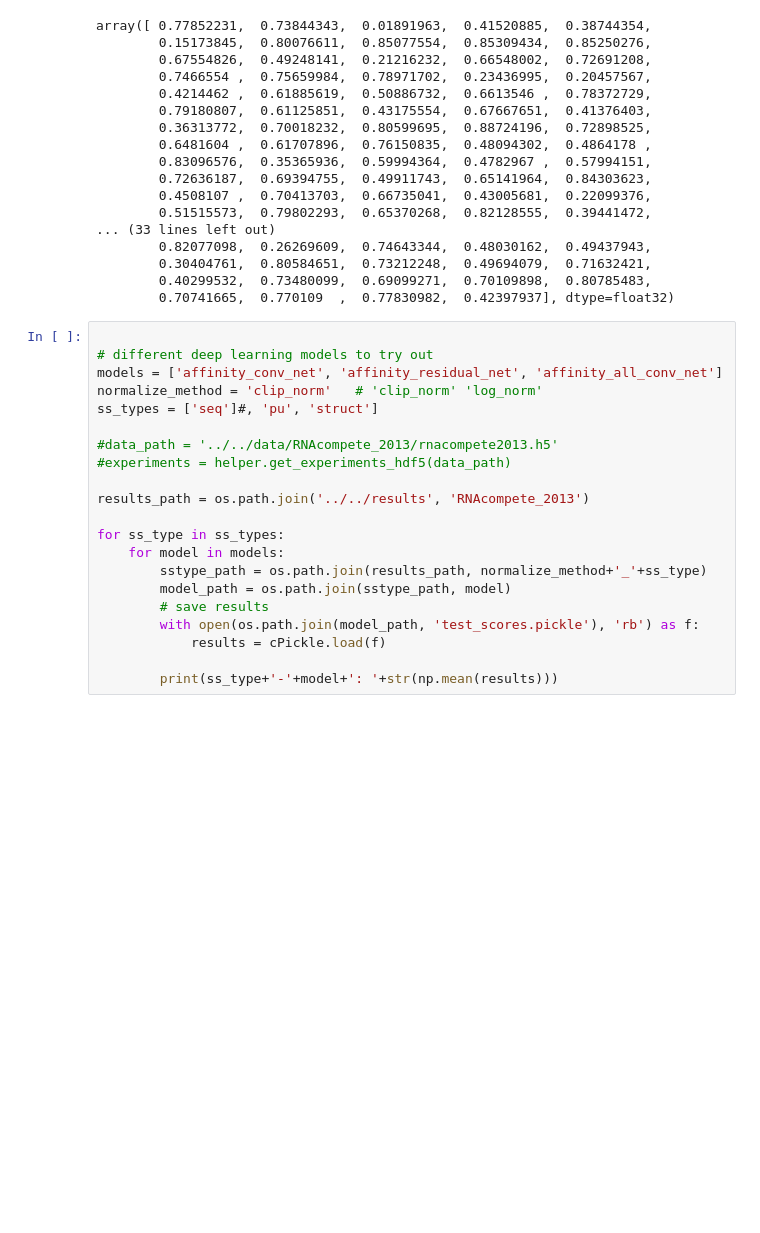
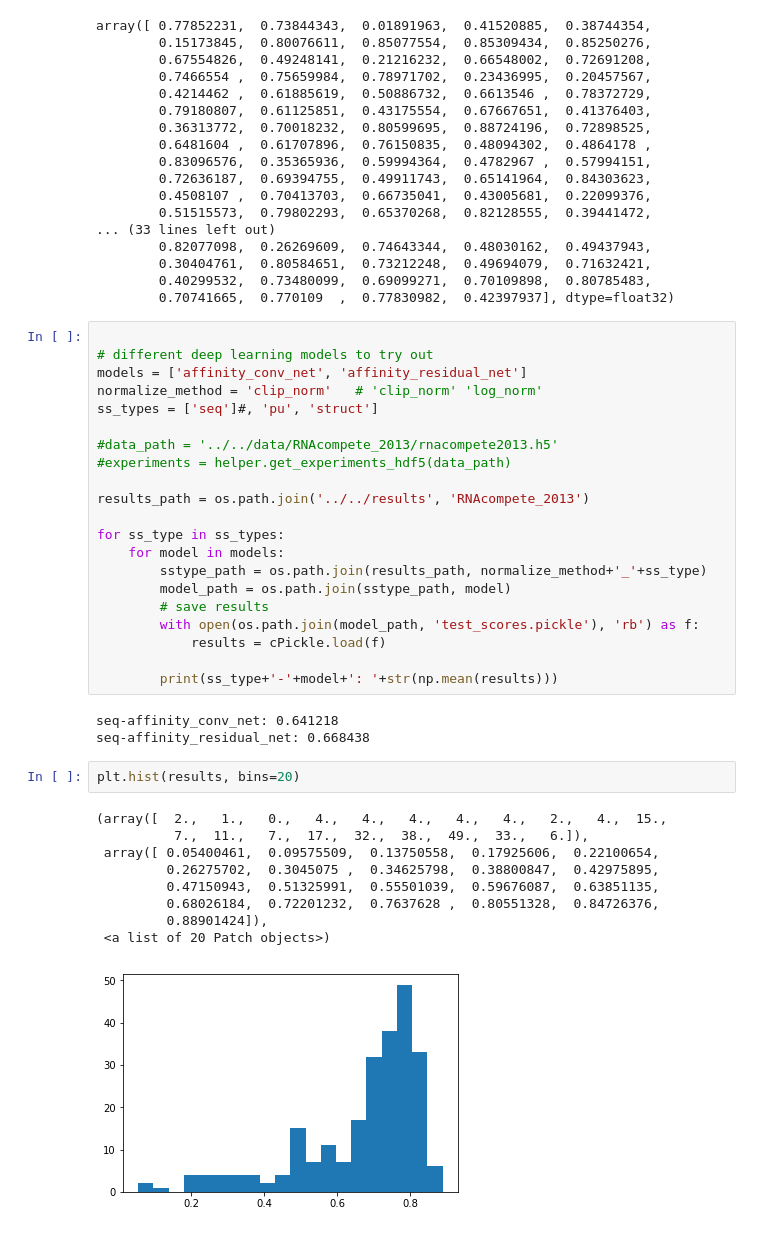
Before and after one commit to p-anand/neuralbinder, a Jupyter notebook: affinity_binder/Explore_rnacompete_2013_results.ipynb, the cells around one changed output. Drawn from its saved outputs; the diff is of its cells as text; blank space fills up the shorter version.

```diff
--- a/affinity_binder/Explore_rnacompete_2013_results.ipynb
+++ b/affinity_binder/Explore_rnacompete_2013_results.ipynb
@@ -107,7 +107,7 @@ array([ 0.77852231,  0.73844343,  0.01891963,  0.41520885,  0.38744354,
 # %%
 
 # different deep learning models to try out
-models = ['affinity_conv_net', 'affinity_residual_net', 'affinity_all_conv_net']
+models = ['affinity_conv_net', 'affinity_residual_net']
 normalize_method = 'clip_norm'   # 'clip_norm' 'log_norm'
 ss_types = ['seq']#, 'pu', 'struct']
 
@@ -125,3 +125,18 @@ for ss_type in ss_types:
             results = cPickle.load(f)
 
         print(ss_type+'-'+model+': '+str(np.mean(results)))
+# %% [output]
+seq-affinity_conv_net: 0.641218
+seq-affinity_residual_net: 0.668438
+# %%
+plt.hist(results, bins=20)
+# %% [output]
+(array([  2.,   1.,   0.,   4.,   4.,   4.,   4.,   4.,   2.,   4.,  15.,
+          7.,  11.,   7.,  17.,  32.,  38.,  49.,  33.,   6.]),
+ array([ 0.05400461,  0.09575509,  0.13750558,  0.17925606,  0.22100654,
+         0.26275702,  0.3045075 ,  0.34625798,  0.38800847,  0.42975895,
+         0.47150943,  0.51325991,  0.55501039,  0.59676087,  0.63851135,
+         0.68026184,  0.72201232,  0.7637628 ,  0.80551328,  0.84726376,
+         0.88901424]),
+ <a list of 20 Patch objects>)
+[figure, added]
```
Also changed, not shown: parts of 2 cells of this notebook, 18 other files.
